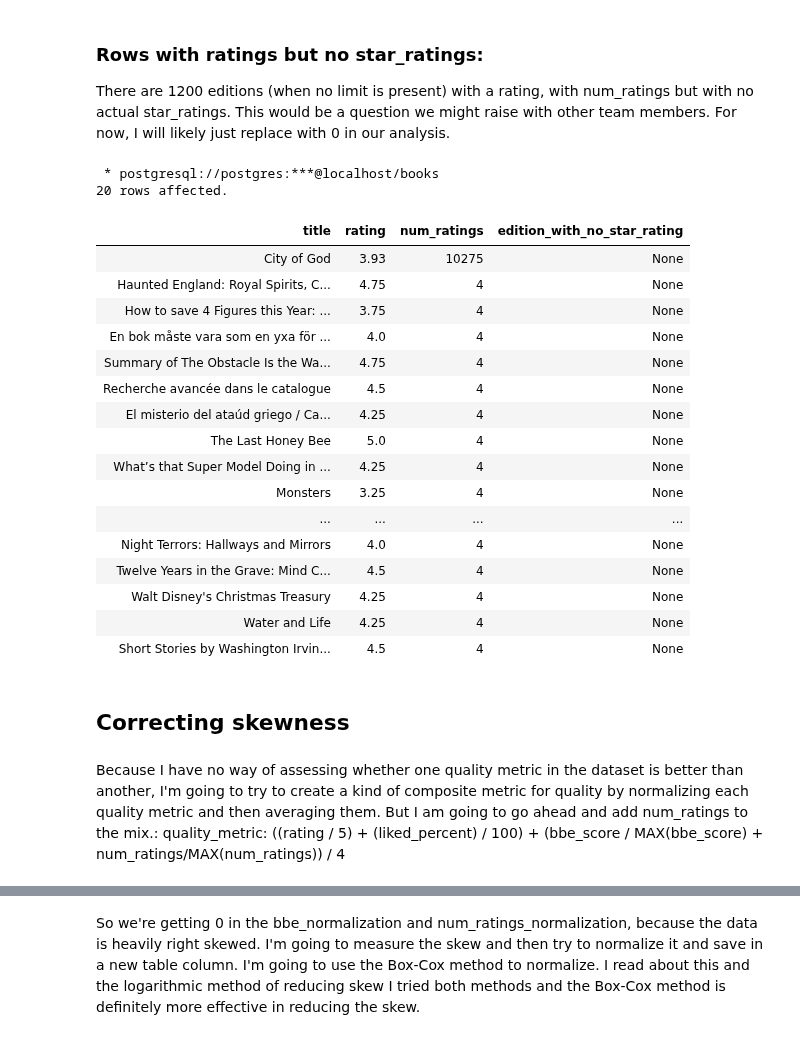
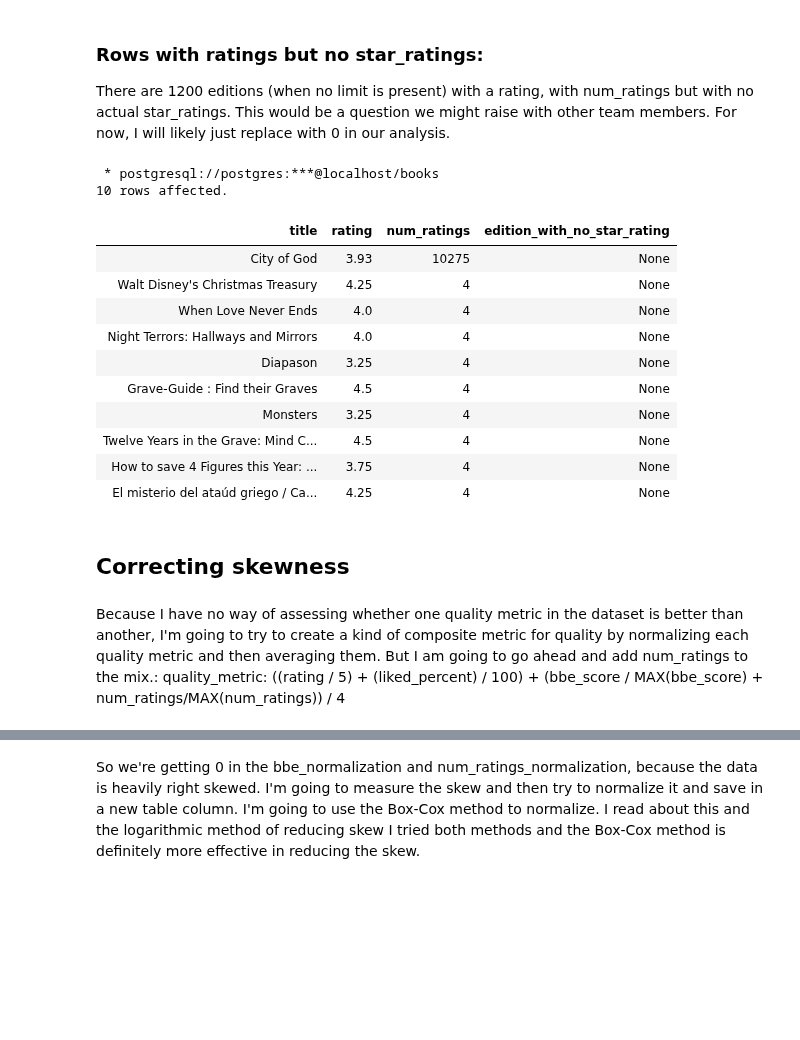
Before and after one commit to codeslp/books_db, a Jupyter notebook: src/analysis.ipynb, the cells around one changed output, grey strips where cells are left out. Cells and saved outputs as stored; diff of their text form; code cells hidden in the pictures; blank space fills up the shorter version.

```diff
--- a/src/analysis.ipynb
+++ b/src/analysis.ipynb
@@ -97,37 +95,32 @@ There are 1200 editions (when no limit is present) with a rating, with num_ratin
 # %%
 %%sql
 SELECT e.title, e.rating, e.num_ratings, sr.five_star AS edition_with_no_star_rating
 FROM edition e
 LEFT OUTER JOIN star_rating sr
 ON e.edition_id = sr.edition_id
 WHERE sr.five_star IS NULL
 ORDER BY e.num_ratings DESC
-LIMIT 20;
+LIMIT 10;
 # %% [output]
  * postgresql://postgres:***@localhost/books
-20 rows affected.
+10 rows affected.
 | title | rating | num_ratings | edition_with_no_star_rating |
 | City of God | 3.93 | 10275 | None |
-| Haunted England: Royal Spirits, C... | 4.75 | 4 | None |
+| Walt Disney's Christmas Treasury | 4.25 | 4 | None |
+| When Love Never Ends | 4.0 | 4 | None |
+| Night Terrors: Hallways and Mirrors | 4.0 | 4 | None |
+| Diapason | 3.25 | 4 | None |
+| Grave-Guide : Find their Graves | 4.5 | 4 | None |
+| Monsters | 3.25 | 4 | None |
+| Twelve Years in the Grave: Mind C... | 4.5 | 4 | None |
 | How to save 4 Figures this Year: ... | 3.75 | 4 | None |
-| En bok måste vara som en yxa för ... | 4.0 | 4 | None |
-| Summary of The Obstacle Is the Wa... | 4.75 | 4 | None |
-| Recherche avancée dans le catalogue | 4.5 | 4 | None |
 | El misterio del ataúd griego / Ca... | 4.25 | 4 | None |
-| The Last Honey Bee | 5.0 | 4 | None |
-| What’s that Super Model Doing in ... | 4.25 | 4 | None |
-| Monsters | 3.25 | 4 | None |
-| ... | ... | ... | ... |
-| Night Terrors: Hallways and Mirrors | 4.0 | 4 | None |
-| Twelve Years in the Grave: Mind C... | 4.5 | 4 | None |
-| Walt Disney's Christmas Treasury | 4.25 | 4 | None |
-| Water and Life | 4.25 | 4 | None |
-| Short Stories by Washington Irvin... | 4.5 | 4 | None |
 # %% [markdown]
 ## Correcting skewness
 # %% [markdown]
 Because I have no way of assessing whether one quality metric in the dataset is better than another, I'm going to try to create a kind of composite metric for quality by normalizing each quality metric and then averaging them. But I am going to go ahead and add num_ratings to the mix.:
-quality_metric: ((rating / 5) + (liked_percent) / 100) + (bbe_score / MAX(bbe_score) + num_ratings/MAX(num_ratings)) / 4
+quality_metric:
+((rating / 5) + (liked_percent) / 100) + (bbe_score / MAX(bbe_score) + num_ratings/MAX(num_ratings)) / 4
 # %%
 %%sql
 SELECT edition_id,
```
Also changed, not shown: parts of 9 cells of this notebook, 2 other files.
